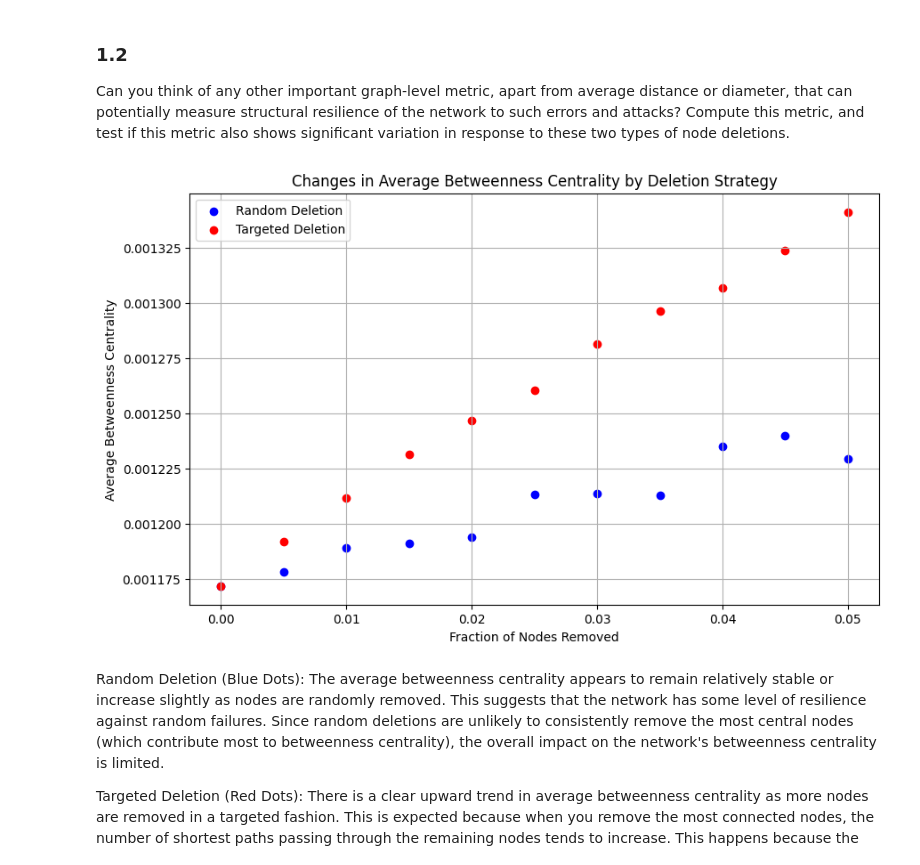
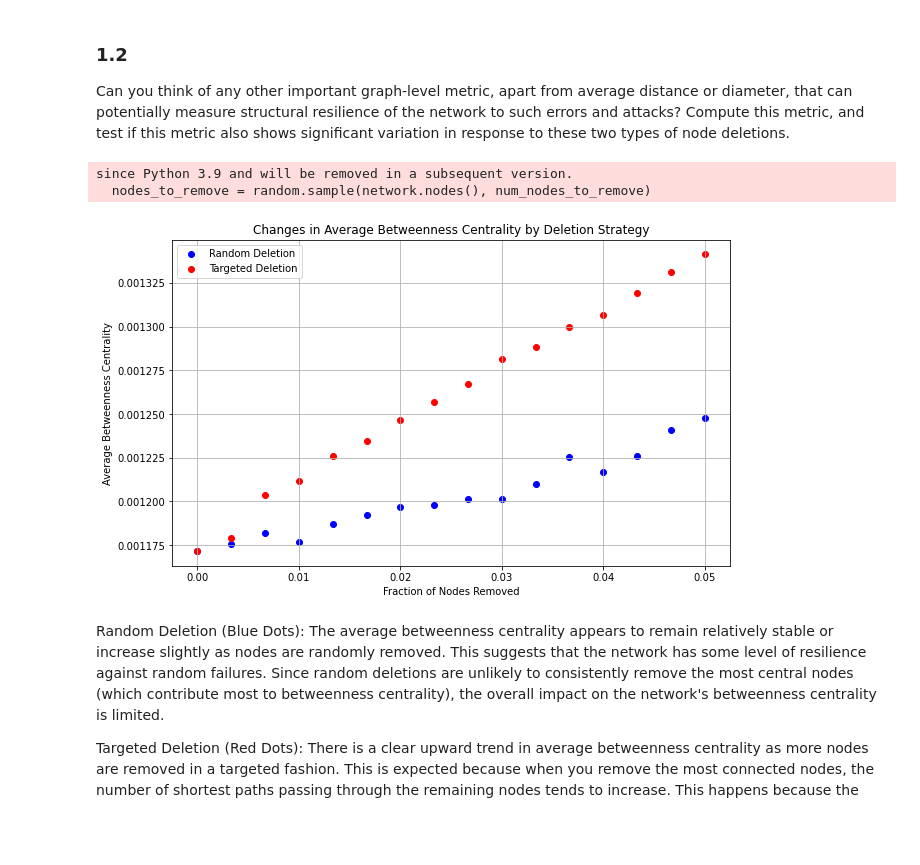
Before and after one commit to kevinlin0638/mini-project, a Jupyter notebook: mini_project_network_analysis_task_1.ipynb, the cells around one changed output. Cells and saved outputs as stored; diff of their text form; code cells hidden in the pictures; blank space fills up the shorter version.

```diff
--- a/mini_project_network_analysis_task_1.ipynb
+++ b/mini_project_network_analysis_task_1.ipynb
@@ -139,7 +133,7 @@ import networkx as nx
 import random
 
 # Initialize lists to store results for plotting
-fractions = np.linspace(0, 0.05, 21)
+fractions = np.linspace(0, 0.05, 16)
 random_avg_path_lengths = []
 random_diameters = []
 targeted_avg_path_lengths = []
@@ -272,35 +266,37 @@ Can you think of any other important graph-level metric, apart from average dist
 def average_betweenness_centrality(network):
     betweenness = nx.betweenness_centrality(network)
     avg_betweenness = sum(betweenness.values()) / len(betweenness)
     return avg_betweenness
 
 # Initialize lists to store results for plotting
-fractions = np.linspace(0, 0.05, 11)  # From 0% to 5% in 0.5% steps
+fractions = np.linspace(0, 0.05, 16)  # From 0% to 7.5% in 0.5% steps
 random_betweenness = []
 targeted_betweenness = []
 
 # Iterate over each fraction and perform deletions
 for fraction in fractions:
     # Random node deletion
     random_network = random_node_deletion(network_nx, fraction)
     random_betweenness.append(average_betweenness_centrality(random_network))
 
     # Targeted node deletion
     targeted_network = targeted_node_deletion(network_nx, fraction)
     targeted_betweenness.append(average_betweenness_centrality(targeted_network))
 
 # Plot the changes in betweenness centrality using scatter plot
 plt.figure(figsize=(10, 6))
 plt.scatter(fractions, random_betweenness, color='blue', label='Random Deletion')
 plt.scatter(fractions, targeted_betweenness, color='red', label='Targeted Deletion')
 plt.xlabel('Fraction of Nodes Removed')
 plt.ylabel('Average Betweenness Centrality')
 plt.title('Changes in Average Betweenness Centrality by Deletion Strategy')
 plt.legend()
 plt.grid(True)
 plt.show()
 # %% [output]
+since Python 3.9 and will be removed in a subsequent version.
+  nodes_to_remove = random.sample(network.nodes(), num_nodes_to_remove)
-[figure, old version]
+[figure, new version]
 # %% [markdown]
 Random Deletion (Blue Dots): The average betweenness centrality appears to remain relatively stable or increase slightly as nodes are randomly removed. This suggests that the network has some level of resilience against random failures. Since random deletions are unlikely to consistently remove the most central nodes (which contribute most to betweenness centrality), the overall impact on the network's betweenness centrality is limited.
 
```
Also changed, not shown: parts of 11 cells of this notebook.
